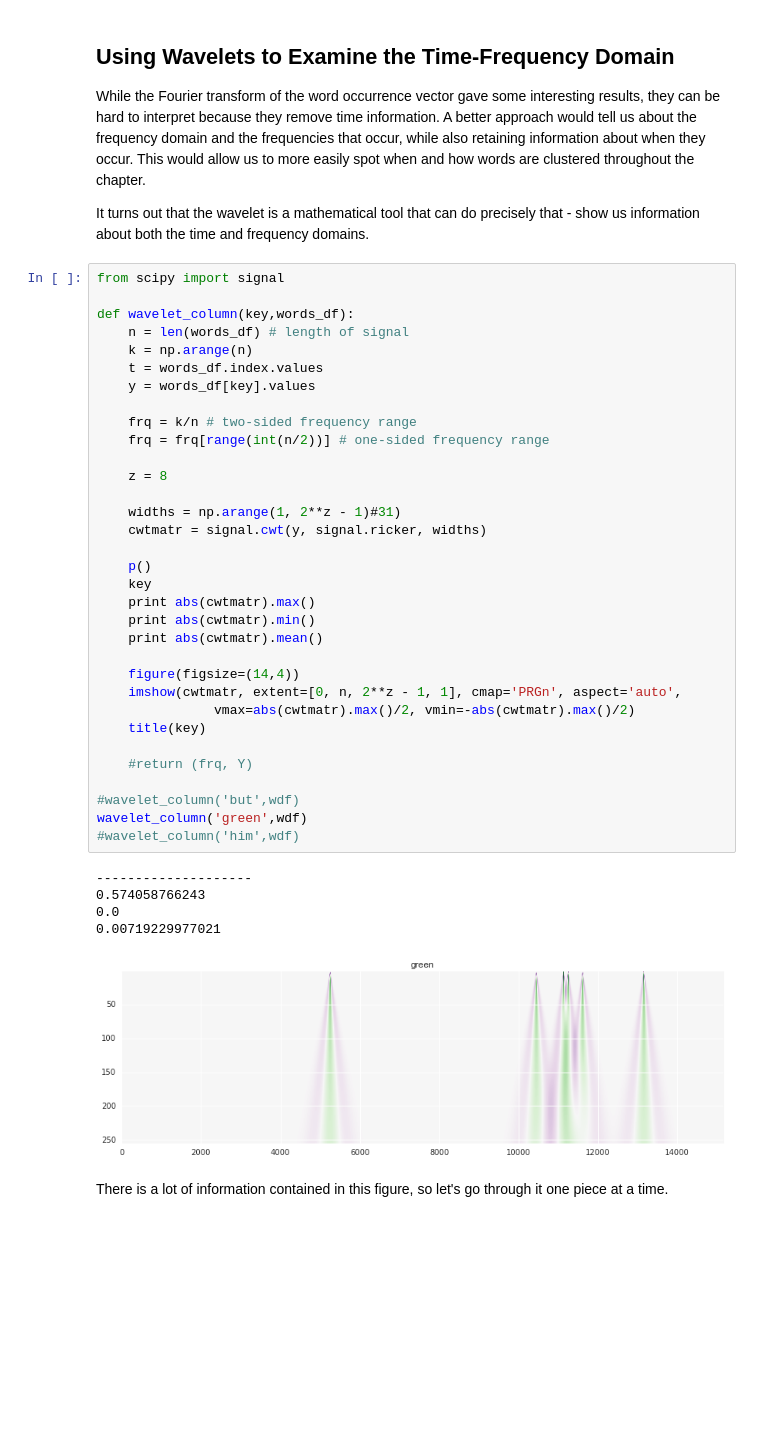
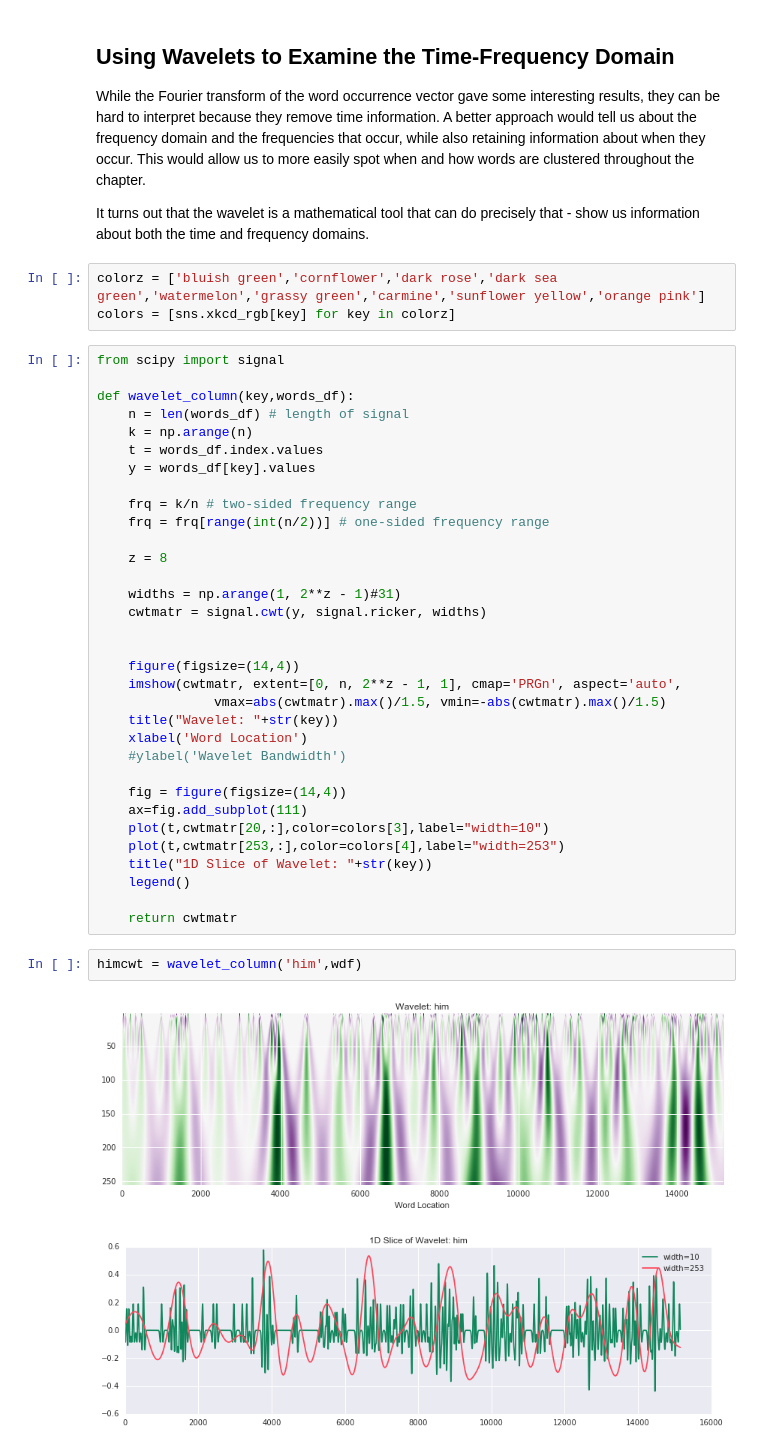
Before and after one commit to charlesreid1/rejoyce, a Jupyter notebook: Lestrygonians Part 3.ipynb, the cells around one changed output. Cells and saved outputs as stored; diff of their text form; blank space fills up the shorter version.

```diff
--- a/Lestrygonians Part 3.ipynb
+++ b/Lestrygonians Part 3.ipynb
@@ -187,6 +205,9 @@ Index([u'WORD', u'pt verb', u'eye', u'Bloom', u'God', u'knife', u'oo', u'him',
 While the Fourier transform of the word occurrence vector gave some interesting results, they can be hard to interpret because they remove time information. A better approach would tell us about the frequency domain and the frequencies that occur, while also retaining information about when they occur. This would allow us to more easily spot when and how words are clustered throughout the chapter.
 
 It turns out that the wavelet is a mathematical tool that can do precisely that - show us information about both the time and frequency domains.
+# %%
+colorz = ['bluish green','cornflower','dark rose','dark sea green','watermelon','grassy green','carmine','sunflower yellow','orange pink']
+colors = [sns.xkcd_rgb[key] for key in colorz]
 # %%
 from scipy import signal
 
@@ -204,27 +225,24 @@ def wavelet_column(key,words_df):
     widths = np.arange(1, 2**z - 1)#31)
     cwtmatr = signal.cwt(y, signal.ricker, widths)
 
-    p()
-    key
-    print abs(cwtmatr).max()
-    print abs(cwtmatr).min()
-    print abs(cwtmatr).mean()
 
     figure(figsize=(14,4))
     imshow(cwtmatr, extent=[0, n, 2**z - 1, 1], cmap='PRGn', aspect='auto',
-               vmax=abs(cwtmatr).max()/2, vmin=-abs(cwtmatr).max()/2)
-    title(key)
+               vmax=abs(cwtmatr).max()/1.5, vmin=-abs(cwtmatr).max()/1.5)
+    title("Wavelet: "+str(key))
+    xlabel('Word Location')
+    #ylabel('Wavelet Bandwidth')
 
-    #return (frq, Y)
+    fig = figure(figsize=(14,4))
+    ax=fig.add_subplot(111)
+    plot(t,cwtmatr[20,:],color=colors[3],label="width=10")
+    plot(t,cwtmatr[253,:],color=colors[4],label="width=253")
+    title("1D Slice of Wavelet: "+str(key))
+    legend()
 
-#wavelet_column('but',wdf)
-wavelet_column('green',wdf)
-#wavelet_column('him',wdf)
+    return cwtmatr
-# %% [output]
---------------------
-0.574058766243
-0.0
-0.00719229977021
-[figure, removed]
-# %% [markdown]
-There is a lot of information contained in this figure, so let's go through it one piece at a time.
+# %%
+himcwt = wavelet_column('him',wdf)
+# %% [output]
+[figure, added]
+[figure, added]
```
Also changed, not shown: parts of 8 cells of this notebook, 1 other file.
